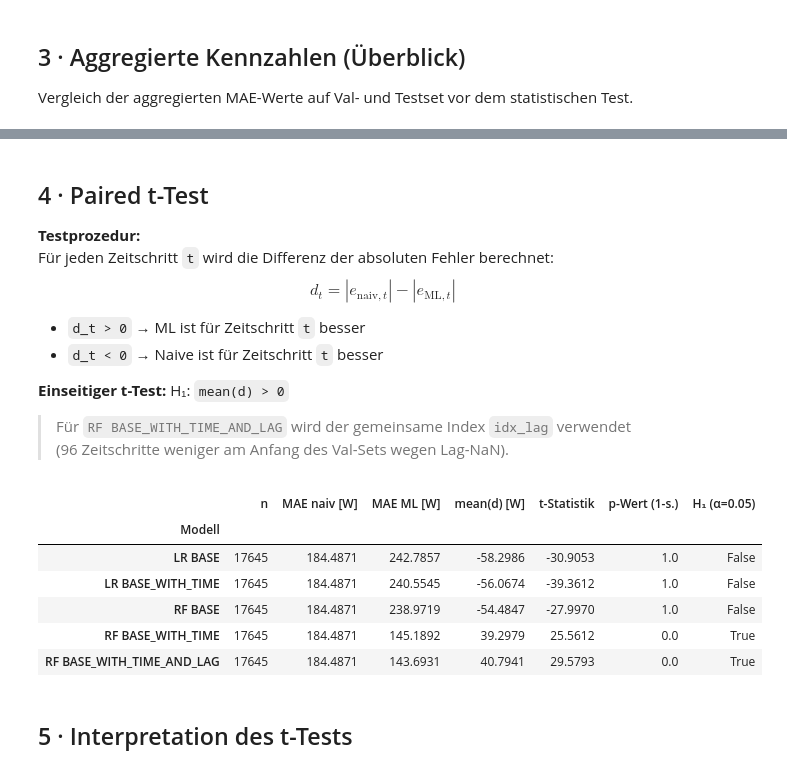
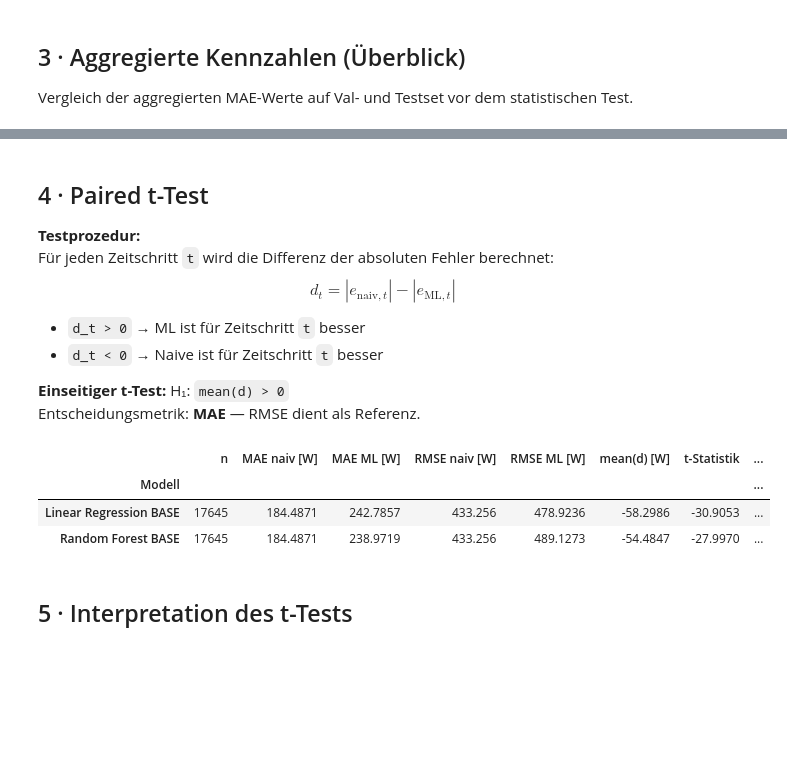
Before and after one commit to Anni075/KI-Project, a Jupyter notebook: notebooks/hypothesen/H01_naive_vs_weather.ipynb, the cells around one changed output, grey strips where cells are left out. Drawn from its saved outputs; the diff is of its cells as text; code cells hidden in the pictures; blank space fills up the shorter version.

```diff
--- a/notebooks/hypothesen/H01_naive_vs_weather.ipynb
+++ b/notebooks/hypothesen/H01_naive_vs_weather.ipynb
@@ -51,20 +53,12 @@ plt.rcParams.update({'figure.dpi': 120, 'axes.grid': True, 'grid.alpha': 0.3})
 # %% [markdown]
 ## 1 · Vorhersagen laden
 # %%
-naive_val   = load_predictions(RESULTS_NAIVE, 'climatology_seasonal',                 split='val')
-lr_base     = load_predictions(RESULTS_LR,    'linear_regression_base',               split='val')
-lr_time     = load_predictions(RESULTS_LR,    'linear_regression_base_with_time',     split='val')
-rf_base     = load_predictions(RESULTS_RF,    'random_forest_base',                   split='val')
-rf_time     = load_predictions(RESULTS_RF,    'random_forest_base_with_time',         split='val')
-rf_time_lag = load_predictions(RESULTS_RF,    'random_forest_base_with_time_and_lag', split='val')
+naive_val = load_predictions(RESULTS_NAIVE, 'climatology_seasonal',   split='val')
+lr_base   = load_predictions(RESULTS_LR,    'linear_regression_base',  split='val')
+rf_base   = load_predictions(RESULTS_RF,    'random_forest_base',       split='val')
 
-# Gemeinsamen Index für Modelle ohne Lag (A + B)
-idx_base = naive_val.index.intersection(lr_base.index).intersection(lr_time.index) \
-                          .intersection(rf_base.index).intersection(rf_time.index)
+idx = naive_val.index.intersection(lr_base.index).intersection(rf_base.index)
+naive_val, lr_base, rf_base = naive_val.loc[idx], lr_base.loc[idx], rf_base.loc[idx]
 
-# Für Lag-Modell: Schnitt mit seinem eigenen (kürzeren) Index
-idx_lag = idx_base.intersection(rf_time_lag.index)
-
-print(f"Val-Set (Base/Time):    {idx_base.min().date()} → {idx_base.max().date()}  ({len(idx_base):,} Zeitschritte)")
-print(f"Val-Set (Time+Lag):     {idx_lag.min().date()}  → {idx_lag.max().date()}   ({len(idx_lag):,} Zeitschritte)")
+print(f"Val-Set: {idx.min().date()} → {idx.max().date()}  ({len(idx):,} Zeitschritte)")
 # %% [output]
@@ -123,56 +107,48 @@ $$d_t = |e_{\text{naiv},t}| - |e_{\text{ML},t}|$$
 - `d_t < 0` → Naive ist für Zeitschritt `t` besser
 
 **Einseitiger t-Test:** H₁: `mean(d) > 0`
-
-> Für `RF BASE_WITH_TIME_AND_LAG` wird der gemeinsame Index `idx_lag` verwendet
-> (96 Zeitschritte weniger am Anfang des Val-Sets wegen Lag-NaN).
+Entscheidungsmetrik: **MAE** — RMSE dient als Referenz.
 # %%
-def paired_ttest(naive_df, ml_df, model_name, idx):
+def paired_ttest(naive_df, ml_df, model_name):
     """Paired t-Test: H1: mean(|e_naive| - |e_ML|) > 0"""
-    ae_naive = (naive_df.loc[idx, 'y_true'] - naive_df.loc[idx, 'y_pred']).abs()
-    ae_ml    = (ml_df.loc[idx,   'y_true'] - ml_df.loc[idx,   'y_pred']).abs()
+    ae_naive = (naive_df['y_true'] - naive_df['y_pred']).abs()
+    ae_ml    = (ml_df['y_true']    - ml_df['y_pred']).abs()
     d        = ae_naive - ae_ml  # positiv = ML besser
 
     t_stat, p_two = stats.ttest_1samp(d.dropna(), popmean=0)
     p_one = p_two / 2 if t_stat > 0 else 1 - p_two / 2
 
     return {
         'Modell':          model_name,
         'n':               int(d.notna().sum()),
         'MAE naiv [W]':    ae_naive.mean(),
         'MAE ML [W]':      ae_ml.mean(),
+        'RMSE naiv [W]':   rmse_of(naive_df),
+        'RMSE ML [W]':     rmse_of(ml_df),
         'mean(d) [W]':     d.mean(),
         't-Statistik':     t_stat,
         'p-Wert (1-s.)':   p_one,
         f'H₁ (α={ALPHA})': p_one < ALPHA,
     }, d
 
 
 ttest_rows, diffs = [], {}
 
-MODELS = [
-    ('LR BASE',                   lr_base,     idx_base),
-    ('LR BASE_WITH_TIME',         lr_time,     idx_base),
-    ('RF BASE',                   rf_base,     idx_base),
-    ('RF BASE_WITH_TIME',         rf_time,     idx_base),
-    ('RF BASE_WITH_TIME_AND_LAG', rf_time_lag, idx_lag),
-]
-
-for model_name, ml_df, idx in MODELS:
-    row, d = paired_ttest(naive_val, ml_df, model_name, idx)
+for model_name, ml_df in [
+    ('Linear Regression BASE', lr_base),
+    ('Random Forest BASE',     rf_base),
+]:
+    row, d = paired_ttest(naive_val, ml_df, model_name)
     ttest_rows.append(row)
     diffs[model_name] = d
 
 ttest_df = pd.DataFrame(ttest_rows).set_index('Modell')
 display(ttest_df.round(4))
 # %% [output]
-|  | n | MAE naiv [W] | MAE ML [W] | mean(d) [W] | t-Statistik | p-Wert (1-s.) | H₁ (α=0.05) |
-| Modell |  |  |  |  |  |  |  |
-| LR BASE | 17645 | 184.4871 | 242.7857 | -58.2986 | -30.9053 | 1.0 | False |
-| LR BASE_WITH_TIME | 17645 | 184.4871 | 240.5545 | -56.0674 | -39.3612 | 1.0 | False |
-| RF BASE | 17645 | 184.4871 | 238.9719 | -54.4847 | -27.9970 | 1.0 | False |
-| RF BASE_WITH_TIME | 17645 | 184.4871 | 145.1892 | 39.2979 | 25.5612 | 0.0 | True |
-| RF BASE_WITH_TIME_AND_LAG | 17645 | 184.4871 | 143.6931 | 40.7941 | 29.5793 | 0.0 | True |
+|  | n | MAE naiv [W] | MAE ML [W] | RMSE naiv [W] | RMSE ML [W] | mean(d) [W] | t-Statistik | ... |
+| Modell |  |  |  |  |  |  |  | ... |
+| Linear Regression BASE | 17645 | 184.4871 | 242.7857 | 433.256 | 478.9236 | -58.2986 | -30.9053 | ... |
+| Random Forest BASE | 17645 | 184.4871 | 238.9719 | 433.256 | 489.1273 | -54.4847 | -27.9970 | ... |
 # %% [markdown]
 ## 5 · Interpretation des t-Tests
 # %%
```
Also changed, not shown: parts of 11 cells of this notebook.
